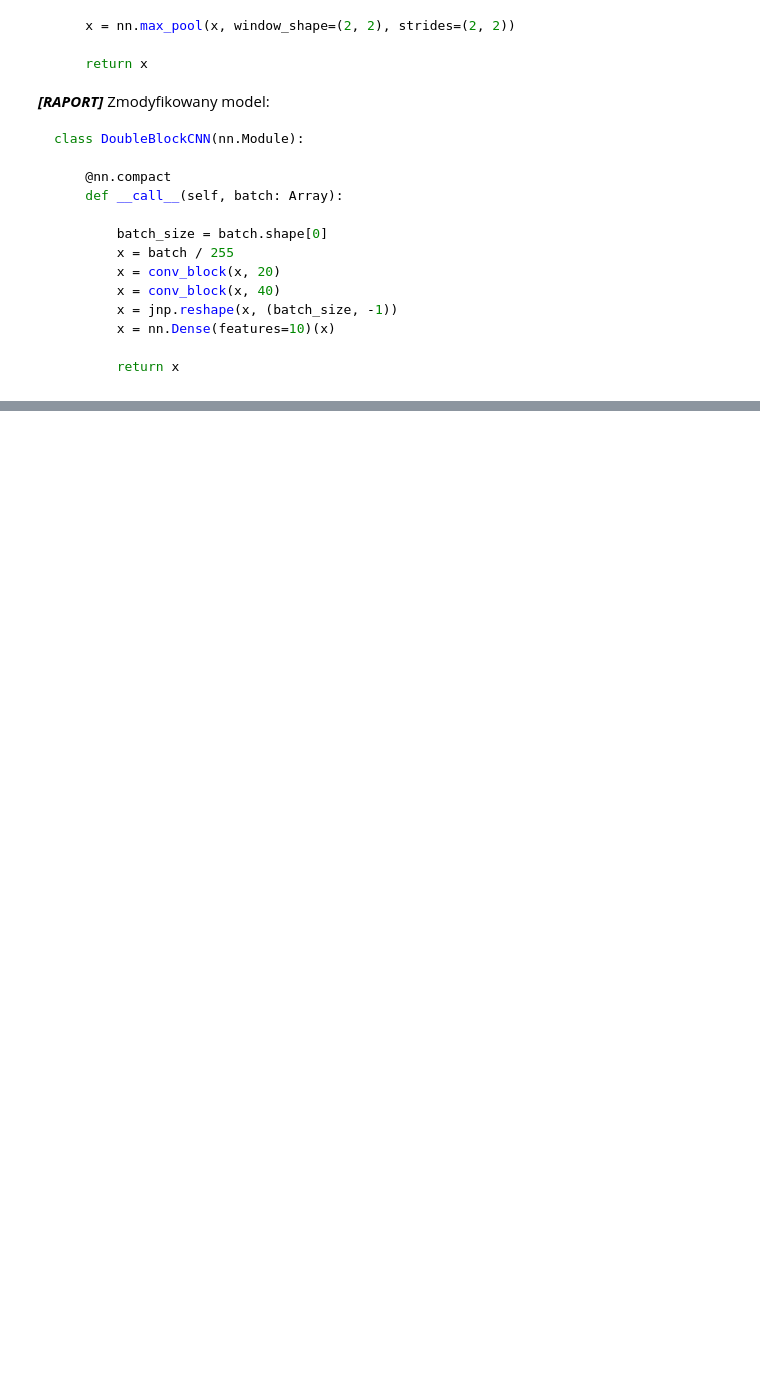
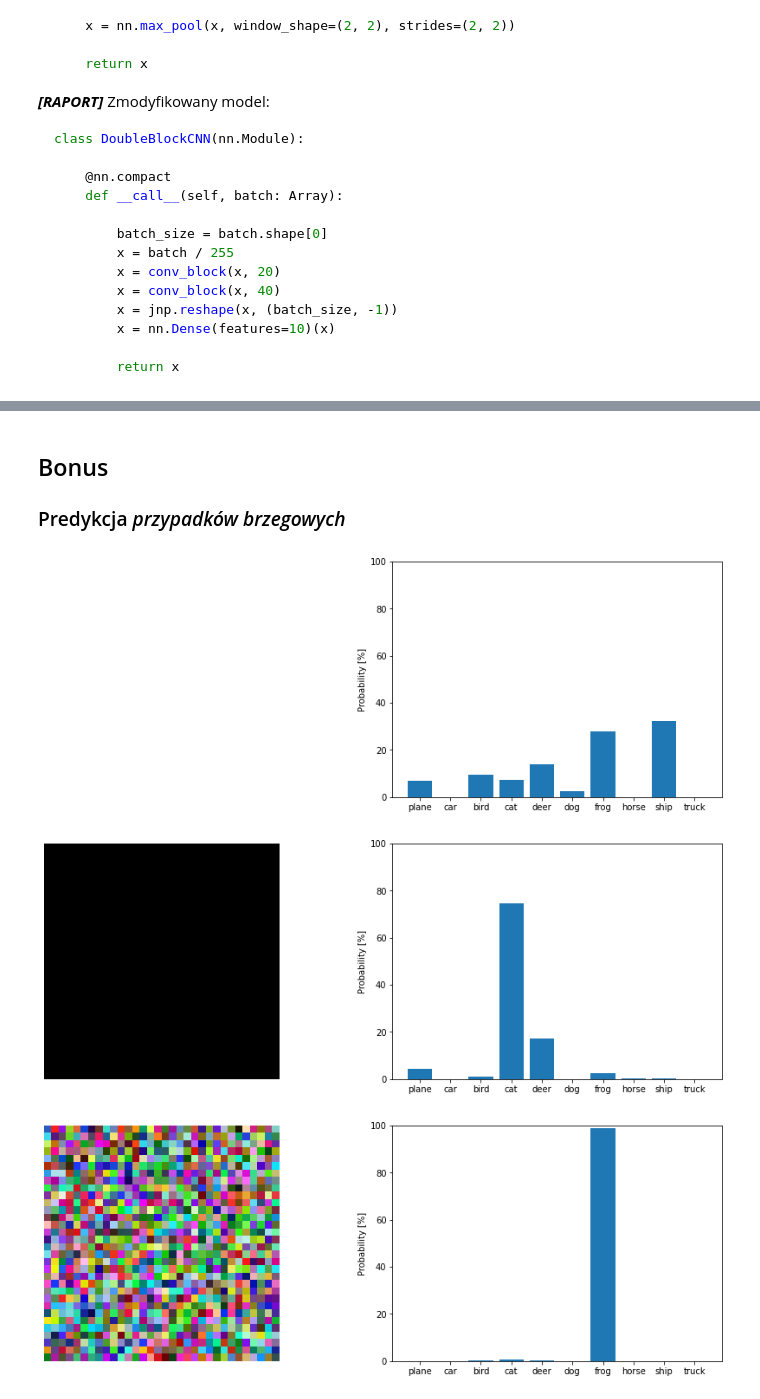
Before and after one commit to Wotaker/TrainingCNN, a Jupyter notebook: raport.ipynb, the cells around one changed output, grey strips where cells are left out. Drawn from its saved outputs; the diff is of its cells as text; code cells hidden in the pictures; blank space fills up the shorter version.

```diff
--- a/raport.ipynb
+++ b/raport.ipynb
@@ -173,0 +317,11 @@ Ponizej metryki ukazujące przebieg treningu:
+# %% [markdown]
+## Bonus
+### Predykcja *przypadków brzegowych*
+# %%
+single_prediction(IMG_WHITE, GAP_MODEL, verbose=True)
+single_prediction(IMG_BLACK, GAP_MODEL, verbose=True)
+single_prediction(IMG_RANDOM, GAP_MODEL, verbose=True);
+# %% [output]
+[figure, added]
+[figure, added]
+[figure, added]
```
Also changed, not shown: parts of 40 cells of this notebook, 8 other files.
